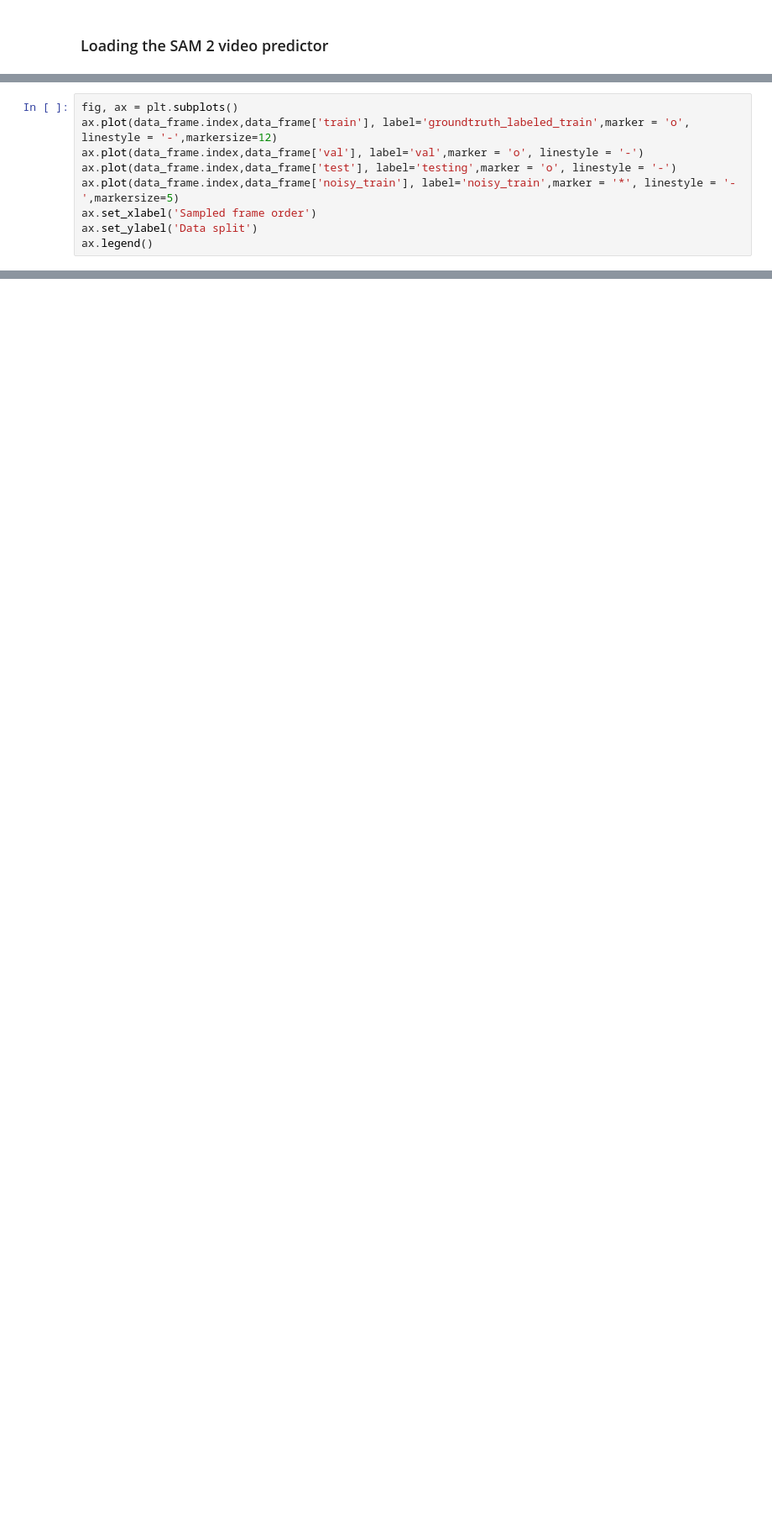
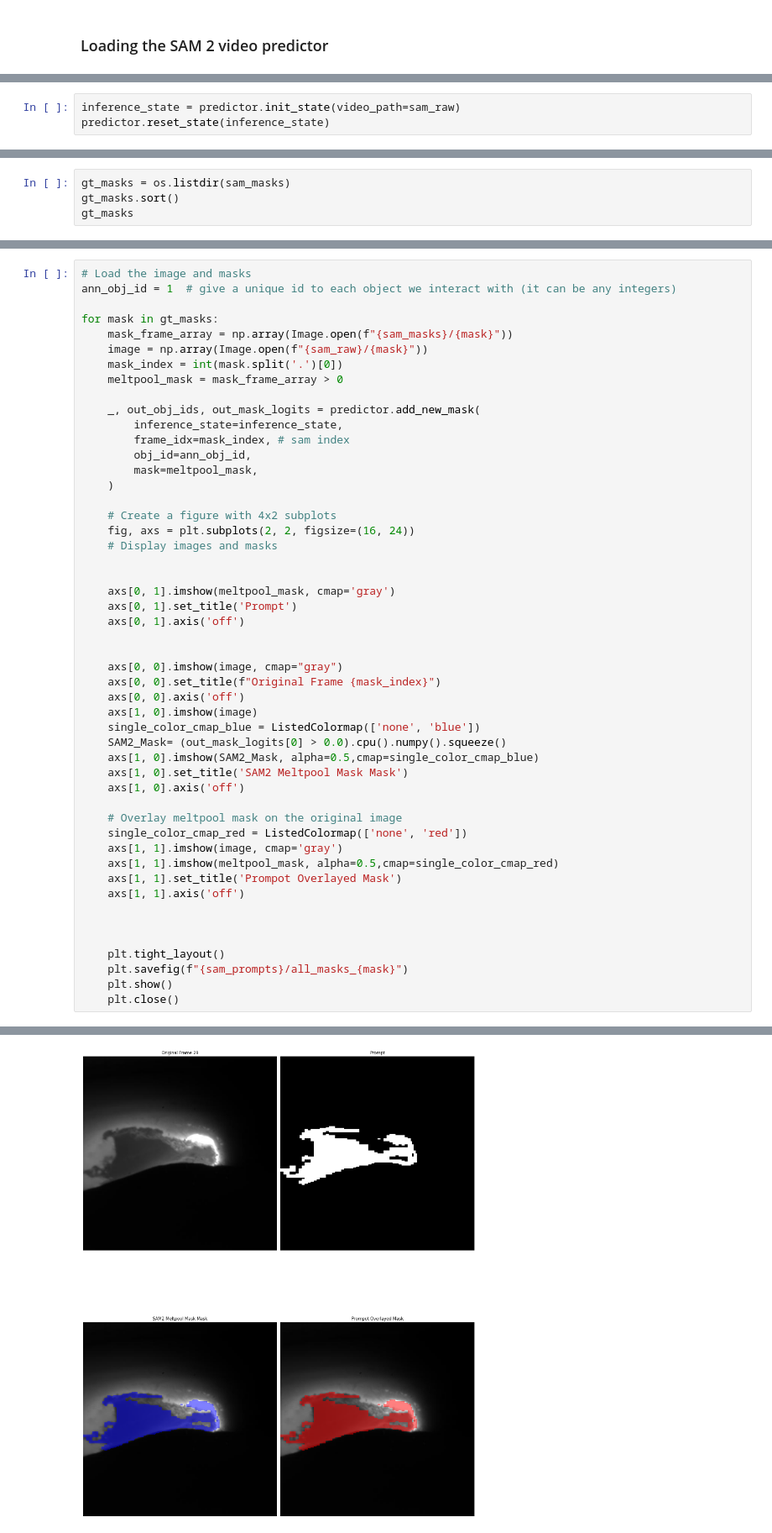
Before and after one commit to MoH-assan/segment-anything-2, a Jupyter notebook: notebooks/4.0_meltpool_predictor.ipynb, the cells around one changed output, grey strips where cells are left out. Shown at 84% size. Cells and saved outputs as stored; diff of their text form; blank space fills up the shorter version.

```diff
--- a/notebooks/4.0_meltpool_predictor.ipynb
+++ b/notebooks/4.0_meltpool_predictor.ipynb
@@ -257,9 +25,0 @@ data_frame.to_csv(f"{temp_dir}/data.csv", index=True, header=True)
-# %%
-fig, ax = plt.subplots()
-ax.plot(data_frame.index,data_frame['train'], label='groundtruth_labeled_train',marker = 'o', linestyle = '-',markersize=12)
-ax.plot(data_frame.index,data_frame['val'], label='val',marker = 'o', linestyle = '-')
-ax.plot(data_frame.index,data_frame['test'], label='testing',marker = 'o', linestyle = '-')
-ax.plot(data_frame.index,data_frame['noisy_train'], label='noisy_train',marker = '*', linestyle = '-',markersize=5)
-ax.set_xlabel('Sampled frame order')
-ax.set_ylabel('Data split')
-ax.legend()
@@ -276,0 +175,3 @@ temp_dir
+# %%
+inference_state = predictor.init_state(video_path=sam_raw)
+predictor.reset_state(inference_state)
@@ -276,0 +182,4 @@ temp_dir
+# %%
+gt_masks = os.listdir(sam_masks)
+gt_masks.sort()
+gt_masks
@@ -276,0 +197,51 @@ temp_dir
+# %%
+# Load the image and masks
+ann_obj_id = 1  # give a unique id to each object we interact with (it can be any integers)
+
+for mask in gt_masks:
+    mask_frame_array = np.array(Image.open(f"{sam_masks}/{mask}"))
+    image = np.array(Image.open(f"{sam_raw}/{mask}"))
+    mask_index = int(mask.split('.')[0])
+    meltpool_mask = mask_frame_array > 0
+
+    _, out_obj_ids, out_mask_logits = predictor.add_new_mask(
+        inference_state=inference_state,
+        frame_idx=mask_index, # sam index
+        obj_id=ann_obj_id,
+        mask=meltpool_mask,
+    )
+
+    # Create a figure with 4x2 subplots
+    fig, axs = plt.subplots(2, 2, figsize=(16, 24))
+    # Display images and masks
+
+
+    axs[0, 1].imshow(meltpool_mask, cmap='gray')
+    axs[0, 1].set_title('Prompt')
+    axs[0, 1].axis('off')
+
+
+    axs[0, 0].imshow(image, cmap="gray")
+    axs[0, 0].set_title(f"Original Frame {mask_index}")
+    axs[0, 0].axis('off')
+    axs[1, 0].imshow(image)
+    single_color_cmap_blue = ListedColormap(['none', 'blue'])
+    SAM2_Mask= (out_mask_logits[0] > 0.0).cpu().numpy().squeeze()
+    axs[1, 0].imshow(SAM2_Mask, alpha=0.5,cmap=single_color_cmap_blue)
+    axs[1, 0].set_title('SAM2 Meltpool Mask Mask')
+    axs[1, 0].axis('off')
+
+    # Overlay meltpool mask on the original image
+    single_color_cmap_red = ListedColormap(['none', 'red'])
+    axs[1, 1].imshow(image, cmap='gray')
+    axs[1, 1].imshow(meltpool_mask, alpha=0.5,cmap=single_color_cmap_red)
+    axs[1, 1].set_title('Prompot Overlayed Mask')
+    axs[1, 1].axis('off')
+
+
+
+    plt.tight_layout()
+    plt.savefig(f"{sam_prompts}/all_masks_{mask}")
+    plt.show()
+    plt.close()
+# %% [output]
@@ -276,0 +250 @@ temp_dir
+[figure, added]
```
Also changed, not shown: parts of 38 cells of this notebook, 1 other file.
